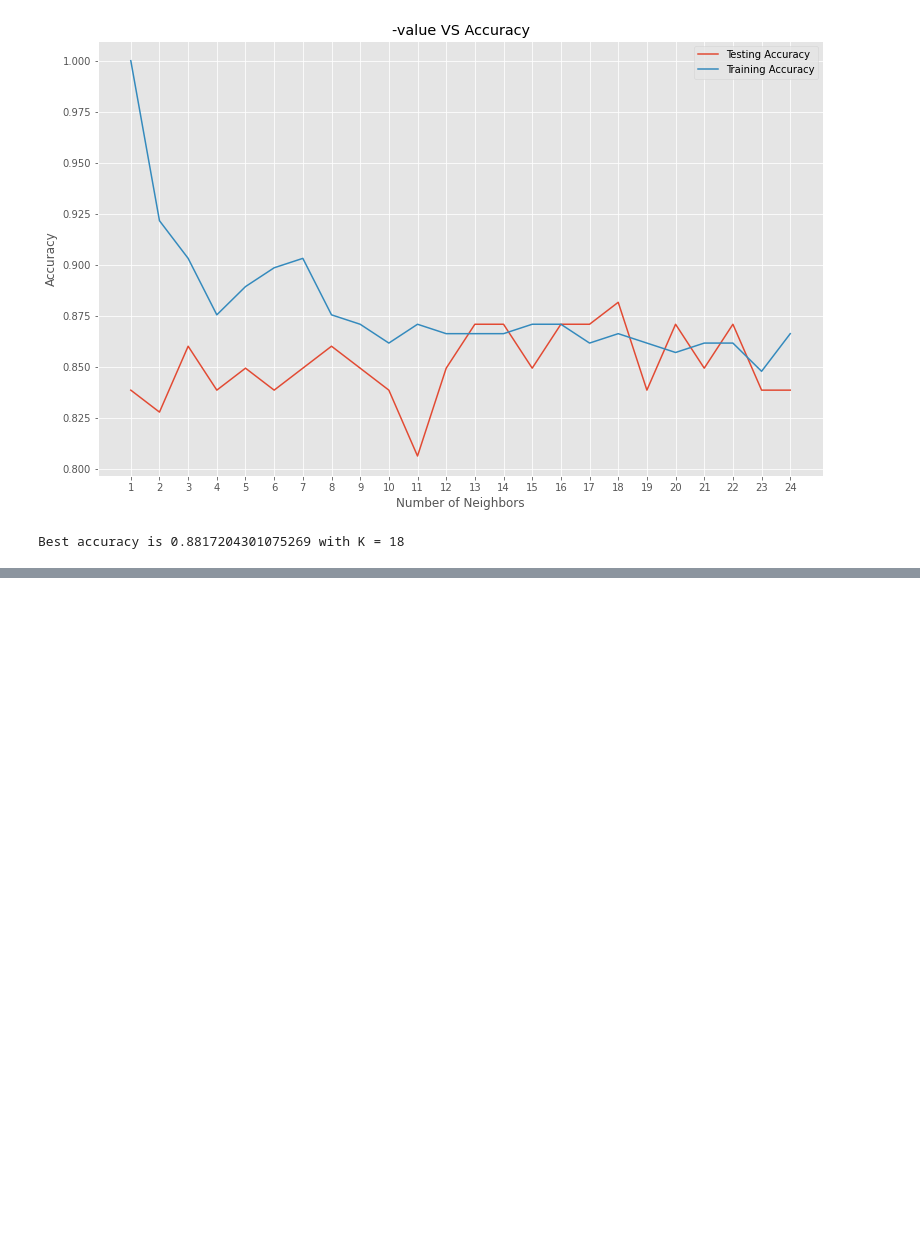
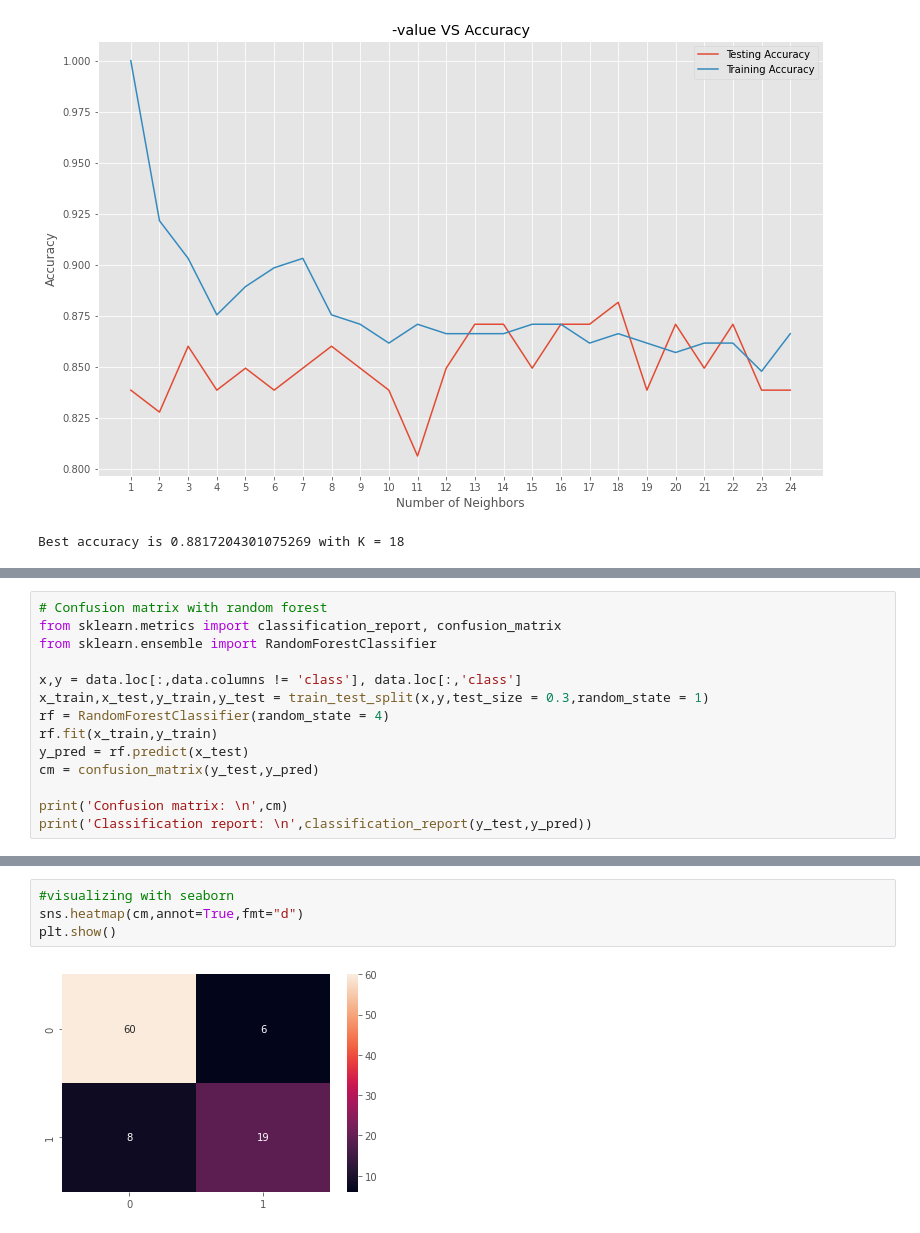
Before and after one commit to Thynic/machine-learning, a Jupyter notebook: week6/1_Supervised_Learning.ipynb, the cells around one changed output, grey strips where cells are left out. Saved outputs shown, nothing was run; the diff lists cells and outputs as text; blank space fills up the shorter version.

```diff
--- a/week6/1_Supervised_K_Nearest.ipynb
+++ b/week6/1_Supervised_Learning.ipynb
@@ -179,0 +269,14 @@ Best accuracy is 0.8817204301075269 with K = 18
+# %%
+# Confusion matrix with random forest
+from sklearn.metrics import classification_report, confusion_matrix
+from sklearn.ensemble import RandomForestClassifier
+
+x,y = data.loc[:,data.columns != 'class'], data.loc[:,'class']
+x_train,x_test,y_train,y_test = train_test_split(x,y,test_size = 0.3,random_state = 1)
+rf = RandomForestClassifier(random_state = 4)
+rf.fit(x_train,y_train)
+y_pred = rf.predict(x_test)
+cm = confusion_matrix(y_test,y_pred)
+
+print('Confusion matrix: \n',cm)
+print('Classification report: \n',classification_report(y_test,y_pred))
@@ -179,0 +296,6 @@ Best accuracy is 0.8817204301075269 with K = 18
+# %%
+#visualizing with seaborn
+sns.heatmap(cm,annot=True,fmt="d")
+plt.show()
+# %% [output]
+[figure, added]
```
Also changed, not shown: parts of 17 cells of this notebook.
